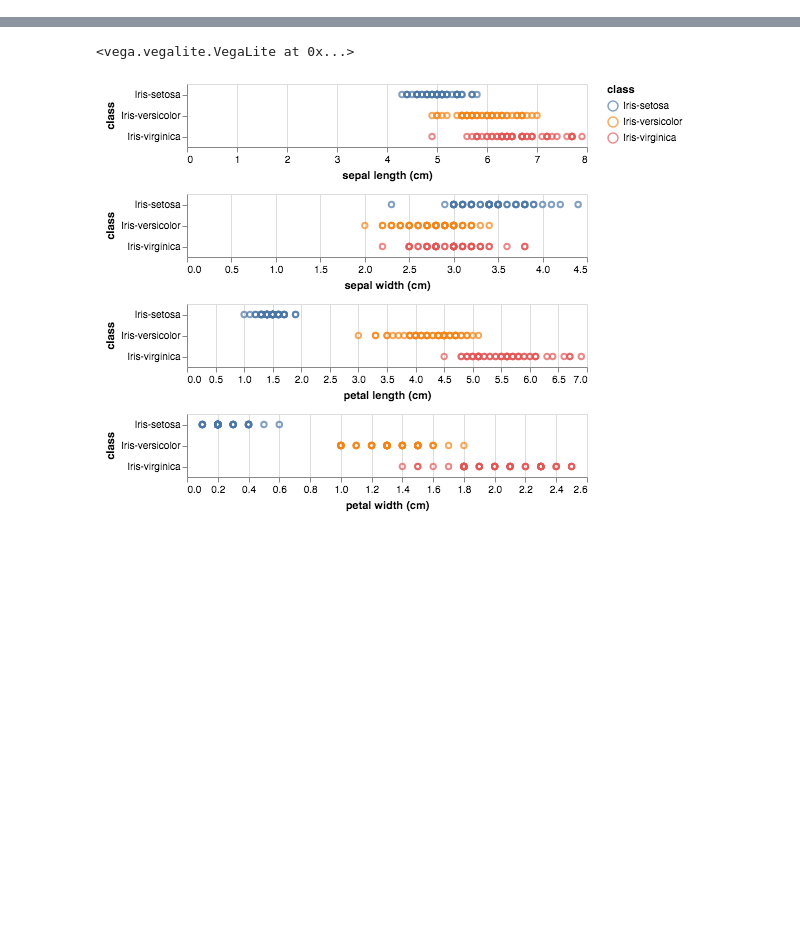
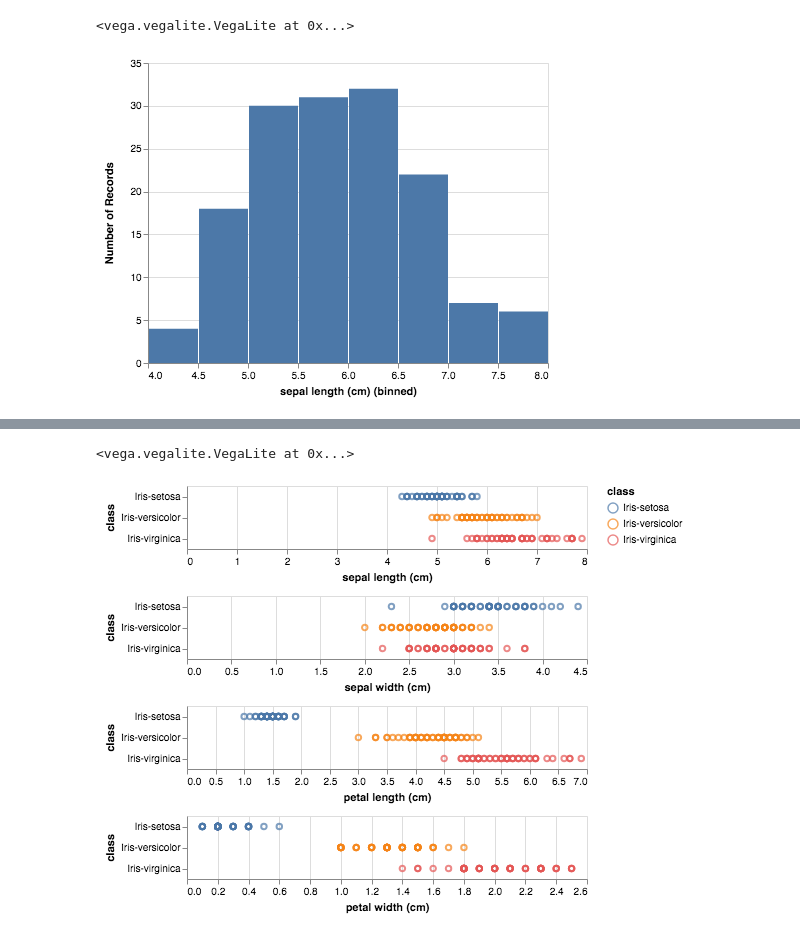
Before and after one commit to hotohoto/data_analysis, a Jupyter notebook: iris.ipynb, the cells around one changed output, grey strips where cells are left out. Drawn from its saved outputs; the diff is of its cells as text; code cells hidden in the pictures; blank space fills up the shorter version.

```diff
--- a/iris.ipynb
+++ b/iris.ipynb
@@ -5,0 +36,8 @@
+# %%
+alt.Chart(dataframe).mark_bar().encode(
+    alt.X("sepal length (cm):Q", bin=True),
+    y='count()',
+)
+# %% [output]
+<vega.vegalite.VegaLite at 0x...>
+[figure, added]
```
Also changed, not shown: parts of 10 cells of this notebook, 1 other file.
